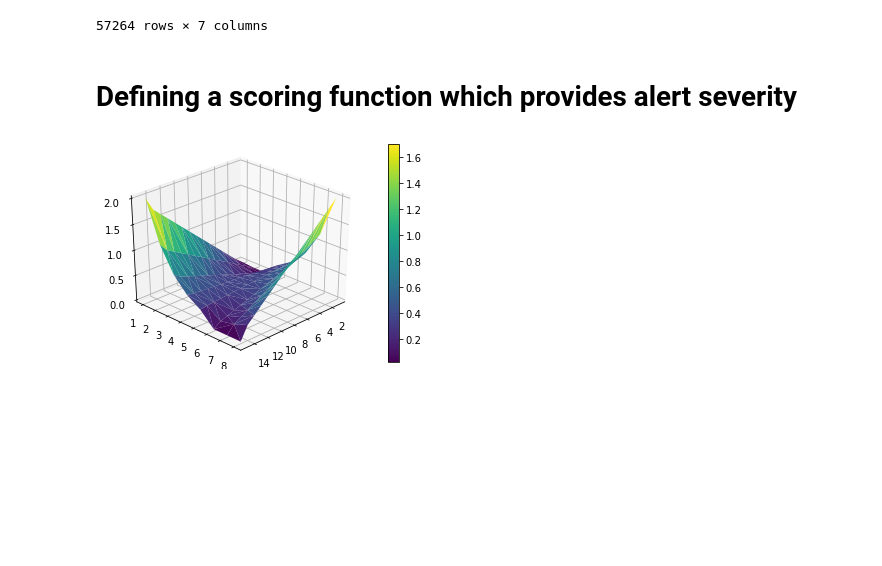
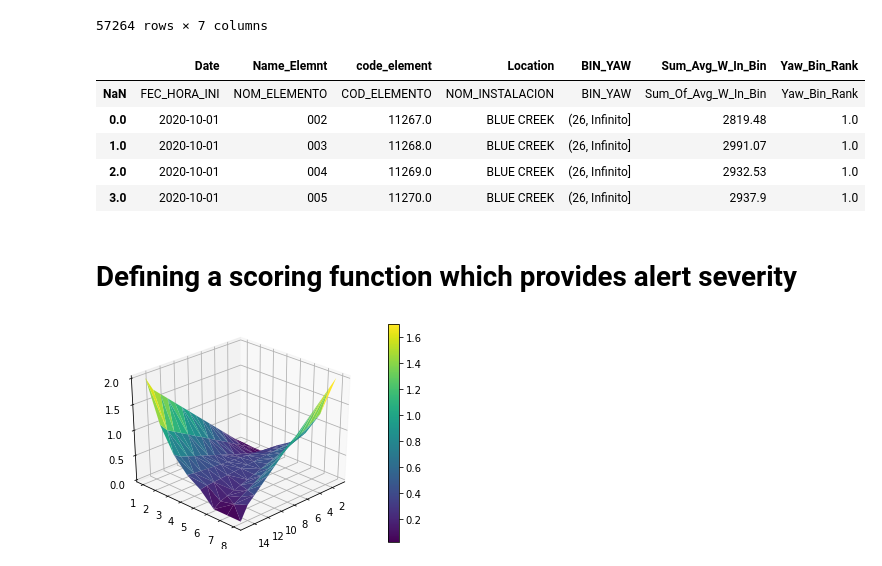
Before and after one commit to code-JOA/Wind-Turbine-Project, a Jupyter notebook: notebooks/Analysis.ipynb, the cells around one changed output. Cells and saved outputs as stored; diff of their text form; code cells hidden in the pictures; blank space fills up the shorter version.

```diff
--- a/notebooks/Analysis.ipynb
+++ b/notebooks/Analysis.ipynb
@@ -50,8 +50,18 @@ data
 | 57263 | 2020-10-01 | Z5 | 10009.0 | LEANING JUNIPER IIA | (22, 26] | 2448.83 | 15.0 |
 57264 rows × 7 columns
 # %%
-columns = ['Date',"Name_Elemnt","code_element","Location","BIN_YAW","Sum_Avg_W_In_Bin",
+columns = ['Date',"Name_Element","code_element","Location","BIN_YAW","Sum_Avg_W_In_Bin",
            "Yaw_Bin_Rank"]
+# %%
+df = pd.read_csv("../data/input_data.csv", skipheader names=columns)
+df.head()
+# %% [output]
+|  | Date | Name_Elemnt | code_element | Location | BIN_YAW | Sum_Avg_W_In_Bin | Yaw_Bin_Rank |
+| NaN | FEC_HORA_INI | NOM_ELEMENTO | COD_ELEMENTO | NOM_INSTALACION | BIN_YAW | Sum_Of_Avg_W_In_Bin | Yaw_Bin_Rank |
+| 0.0 | 2020-10-01 | 002 | 11267.0 | BLUE CREEK | (26, Infinito] | 2819.48 | 1.0 |
+| 1.0 | 2020-10-01 | 003 | 11268.0 | BLUE CREEK | (26, Infinito] | 2991.07 | 1.0 |
+| 2.0 | 2020-10-01 | 004 | 11269.0 | BLUE CREEK | (26, Infinito] | 2932.53 | 1.0 |
+| 3.0 | 2020-10-01 | 005 | 11270.0 | BLUE CREEK | (26, Infinito] | 2937.9 | 1.0 |
 # %% [markdown]
 # Defining a scoring function which provides alert severity
 # %%
```
